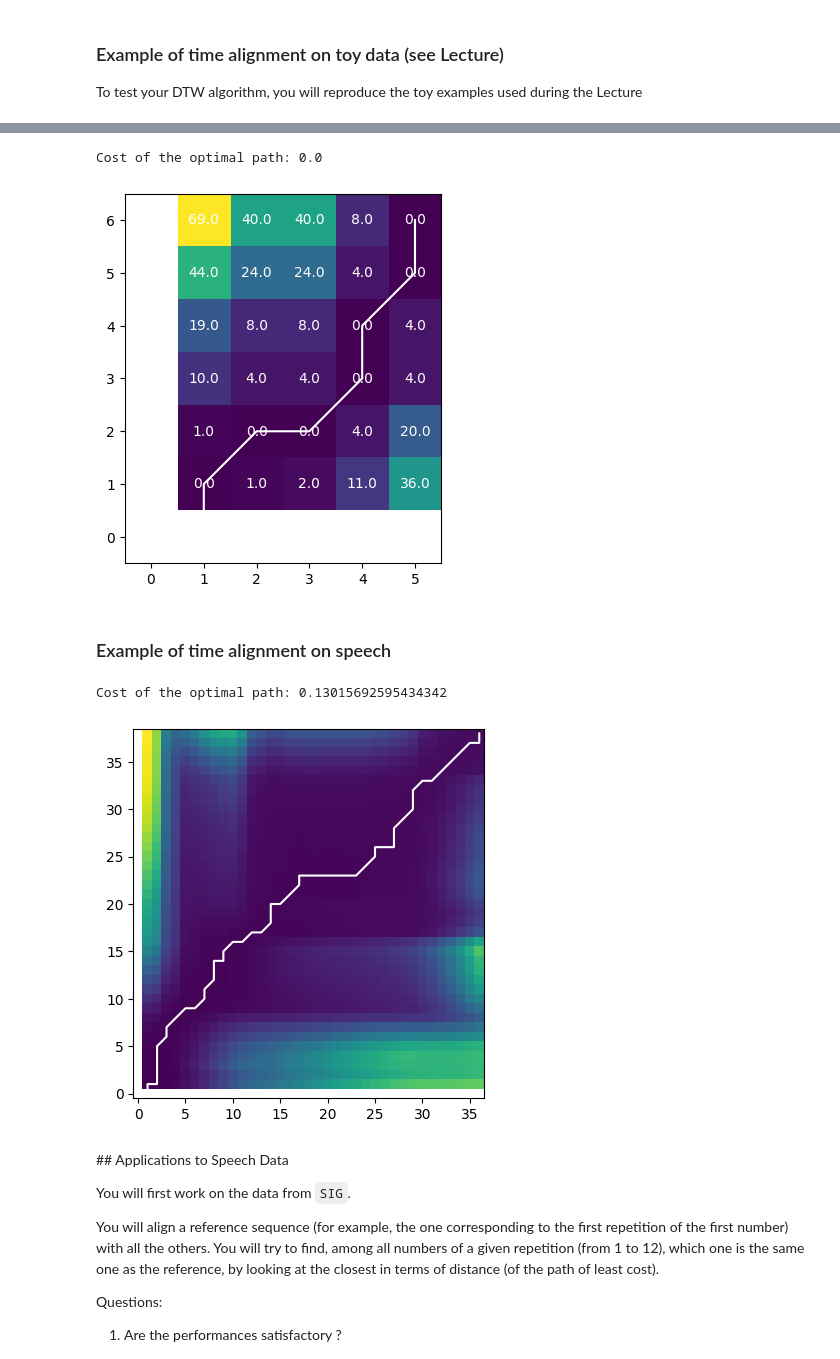
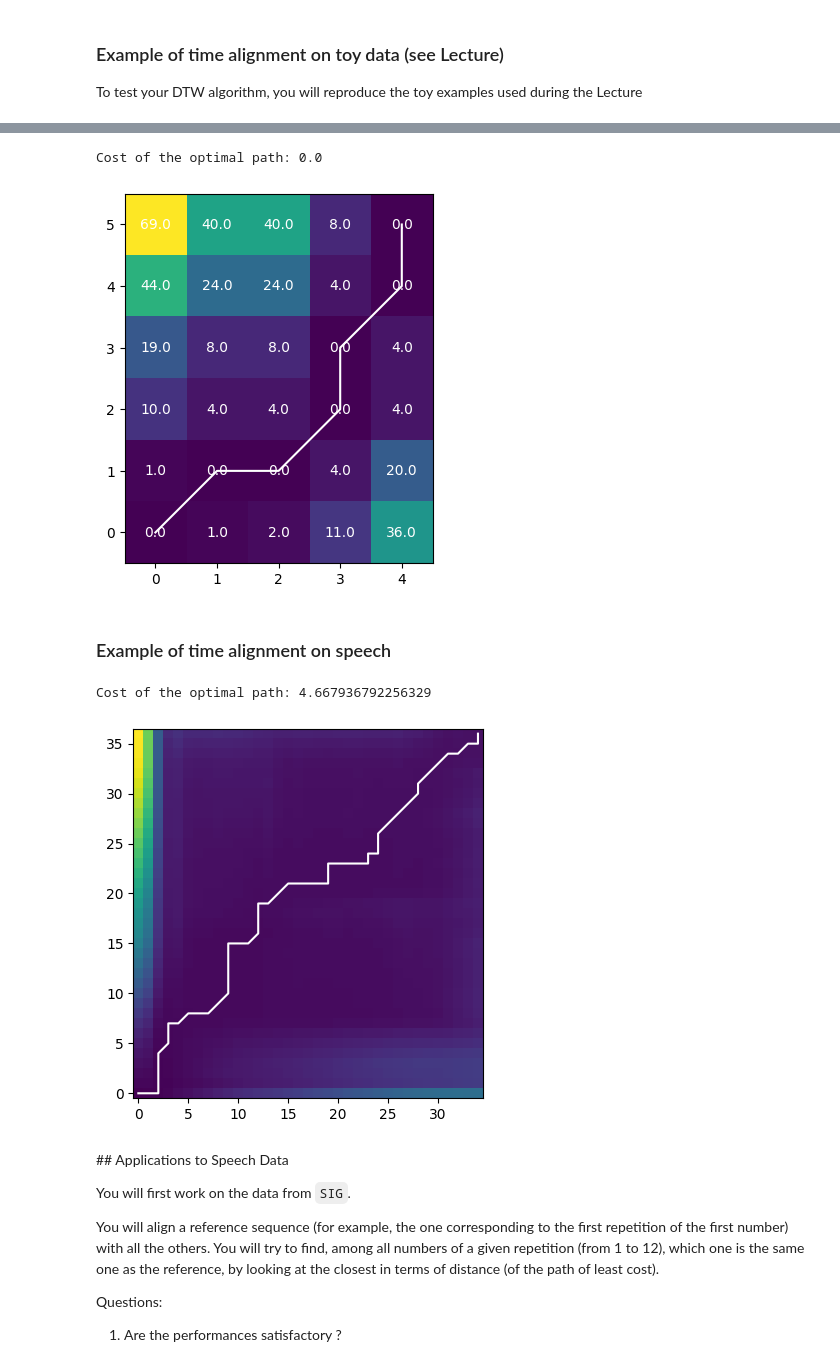
Before and after one commit to iliasslasri/DSP-DL_for_audio, a Jupyter notebook: speech recognition using DTW/Lab_Audio__Speech_DTW__python__2024_05_16__student.ipynb, the cells around one changed output, grey strips where cells are left out. Drawn from its saved outputs; the diff is of its cells as text; code cells hidden in the pictures.

Commit message:
DTW functions working with plotting

```diff
--- a/speech recognition using DTW/Lab_Audio__Speech_DTW__python__2024_05_16__student.ipynb
+++ b/speech recognition using DTW/Lab_Audio__Speech_DTW__python__2024_05_16__student.ipynb
@@ -221,14 +221,14 @@ def F_time_alignment(X_l, Y_l, gamma):
         ## init of the cumulative distances
             # We want to calculate the content of the first row and column of the cumulative distance matrix
             # first column
-        D_cumul_m[len_x-1,0] = C_m[0, 0]
+        D_cumul_m[0,0] = C_m[0, 0]
         for i in range(1, len_x):
-            D_cumul_m[len_x - 1 - i, 0] = D_cumul_m[len_x - i, 0] + C_m[i, 0]
+            D_cumul_m[i, 0] = D_cumul_m[i-1, 0] + C_m[i, 0]
             prec[len_x - 1 - i, 0] = [i - 1, 0]
 
             # first line
         for i in range(1, len_y):
-            D_cumul_m[len_x - 1, i] = D_cumul_m[len_x - 1, i - 1] + C_m[0, i]
+            D_cumul_m[0, i] = D_cumul_m[0, i - 1] + C_m[0, i]
             prec[len_x - 1, i] = [0, i - 1]
 
 
@@ -238,32 +238,38 @@ def F_time_alignment(X_l, Y_l, gamma):
         for i in range(1, len_x):
             for j in range(1, len_y):
                 for path in path_l:
-                    n = len_x- 1 - i + path["prev_n"]
+                    n = i - path["prev_n"]
                     m = j - path["prev_m"]
                     tmp_cost = D_cumul_m[n, m] + path["w_mul"] * C_m[i, j]
-                    if (tmp_cost < D_cumul_m[len_x - 1 - i, j]):
-                        D_cumul_m[len_x - 1 - i, j] = tmp_cost
+                    if (tmp_cost < D_cumul_m[i, j]):
+                        D_cumul_m[i, j] = tmp_cost
                         prec[len_x - 1 - i, j] = [i - path["prev_n"], j - path["prev_m"]]
-
-        print("prec :\n", np.array(prec))
-        print("Distances cumulative \n", D_cumul_m)
 
         ## path
         div = 0
-        warping_path_l = [[0, len_y-1]]
+        warping_path_l = [[len_x-1, len_y-1]]
         list_l = prec[0, len_y - 1]
+        temp1 = 0
+        temp2 = len_y - 1
         while( list_l != [0, 0]):
-            if( list_l[0] == 1 and list_l[1] == 1):
+            if( abs(list_l[0] - temp1) == 1 & abs(list_l[1] - temp2) == 1):
                 div += 2
-            elif(list_l[0] == 1 or list_l[0] == 1):
-                div +=1
+            else:
+                div += 1
+
             warping_path_l.append(list_l)
+            temp1 = list_l[0]
+            temp2 = list_l[1]
             list_l = prec[ len_x - 1 - list_l[0], list_l[1]]
 
+            ## for the last one
+        if( abs(list_l[0] - temp1) == 1 & abs(list_l[1] - temp2) == 1):
+            div += 2
+        else:
+            div += 1
         warping_path_l.append([0,0])
 
-        print("path :", warping_path_l)
-        final_score = D_cumul_m[0, len_y-1]/div
+        final_score = D_cumul_m[len_x-1, len_y-1]/div
 
         # --- END CODE HERE
 
@@ -322,9 +311,9 @@ Cost of the optimal path: 4.0
 # %%
 D_cumul_m, warping_path_l, final_score = F_time_alignment(C_l, A_l, gamma=2)
-F_display_DTW(D_cumul_m, warping_path_l, True)
+F_display_DTW(D_cumul_m, warping_path_l, final_score, True)
 # %% [output]
 Cost of the optimal path: 0.0
-[figure, old version]
+[figure, new version]
 # %% [markdown]
 ### Example of time alignment on speech
 # %%
@@ -341,10 +330,10 @@ entry2_d['cepstral_vectors_l'] = F_feature_extraction(entry2_d['wav_v'], window_
 np.set_printoptions(precision=4)
 D_cumul_m, warping_path_l, final_score = F_time_alignment(entry1_d['cepstral_vectors_l'], entry2_d['cepstral_vectors_l'], gamma=2)
 
-F_display_DTW(D_cumul_m, warping_path_l)
+F_display_DTW(D_cumul_m, warping_path_l, final_score)
 # %% [output]
-Cost of the optimal path: 0.13015692595434342
+Cost of the optimal path: 4.667936792256329
-[figure, old version]
+[figure, new version]
 # %% [markdown]
 ## Applications to Speech Data
 
```
Also changed, not shown: parts of 2 cells of this notebook.
